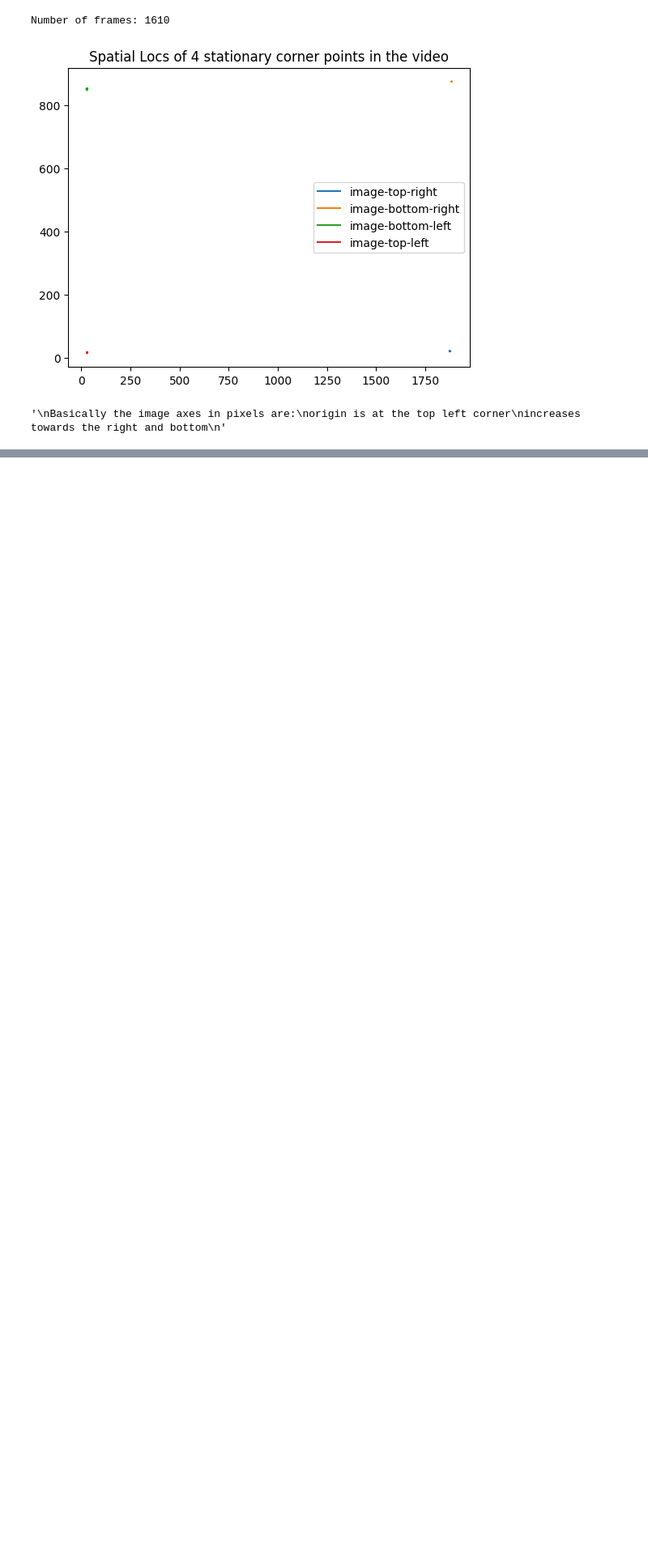
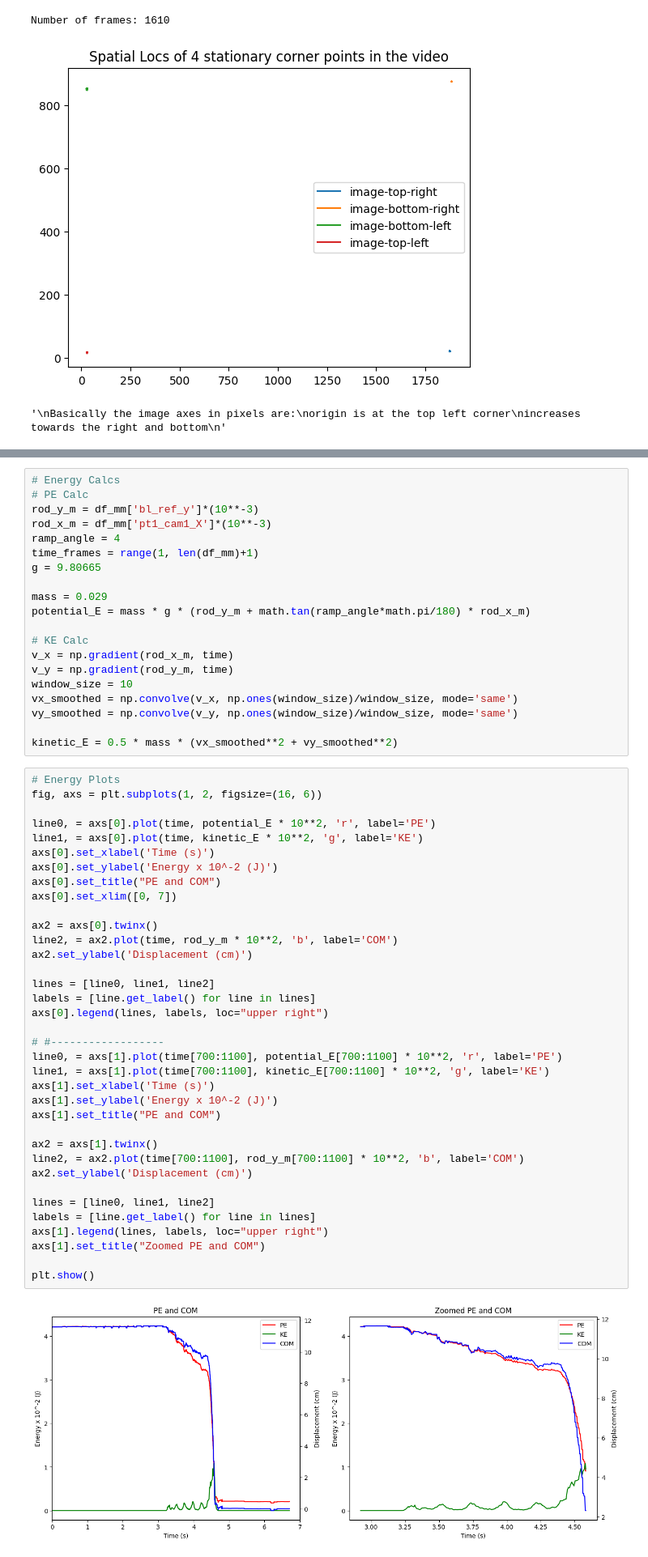
Before and after one commit to pran872/PDW, a Jupyter notebook: analyse_data.ipynb, the cells around one changed output, grey strips where cells are left out. Shown: that part at 81% size. Cells and saved outputs as stored; diff of their text form; blank space fills up the shorter version.

```diff
--- a/analyse_data.ipynb
+++ b/analyse_data.ipynb
@@ -249,0 +123,58 @@ plt.show()
+# %%
+# Energy Calcs
+# PE Calc
+rod_y_m = df_mm['bl_ref_y']*(10**-3)
+rod_x_m = df_mm['pt1_cam1_X']*(10**-3)
+ramp_angle = 4
+time_frames = range(1, len(df_mm)+1)
+g = 9.80665
+
+mass = 0.029
+potential_E = mass * g * (rod_y_m + math.tan(ramp_angle*math.pi/180) * rod_x_m)
+
+# KE Calc
+v_x = np.gradient(rod_x_m, time)
+v_y = np.gradient(rod_y_m, time)
+window_size = 10
+vx_smoothed = np.convolve(v_x, np.ones(window_size)/window_size, mode='same')
+vy_smoothed = np.convolve(v_y, np.ones(window_size)/window_size, mode='same')
+
+kinetic_E = 0.5 * mass * (vx_smoothed**2 + vy_smoothed**2)
+# %%
+# Energy Plots
+fig, axs = plt.subplots(1, 2, figsize=(16, 6))
+
+line0, = axs[0].plot(time, potential_E * 10**2, 'r', label='PE')
+line1, = axs[0].plot(time, kinetic_E * 10**2, 'g', label='KE')
+axs[0].set_xlabel('Time (s)')
+axs[0].set_ylabel('Energy x 10^-2 (J)')
+axs[0].set_title("PE and COM")
+axs[0].set_xlim([0, 7])
+
+ax2 = axs[0].twinx()
+line2, = ax2.plot(time, rod_y_m * 10**2, 'b', label='COM')
+ax2.set_ylabel('Displacement (cm)')
+
+lines = [line0, line1, line2]
+labels = [line.get_label() for line in lines]
+axs[0].legend(lines, labels, loc="upper right")
+
+# #------------------
+line0, = axs[1].plot(time[700:1100], potential_E[700:1100] * 10**2, 'r', label='PE')
+line1, = axs[1].plot(time[700:1100], kinetic_E[700:1100] * 10**2, 'g', label='KE')
+axs[1].set_xlabel('Time (s)')
+axs[1].set_ylabel('Energy x 10^-2 (J)')
+axs[1].set_title("PE and COM")
+
+ax2 = axs[1].twinx()
+line2, = ax2.plot(time[700:1100], rod_y_m[700:1100] * 10**2, 'b', label='COM')
+ax2.set_ylabel('Displacement (cm)')
+
+lines = [line0, line1, line2]
+labels = [line.get_label() for line in lines]
+axs[1].legend(lines, labels, loc="upper right")
+axs[1].set_title("Zoomed PE and COM")
+
+plt.show()
+# %% [output]
+[figure, added]
```
Also changed, not shown: parts of 8 cells of this notebook, 4 other files.
